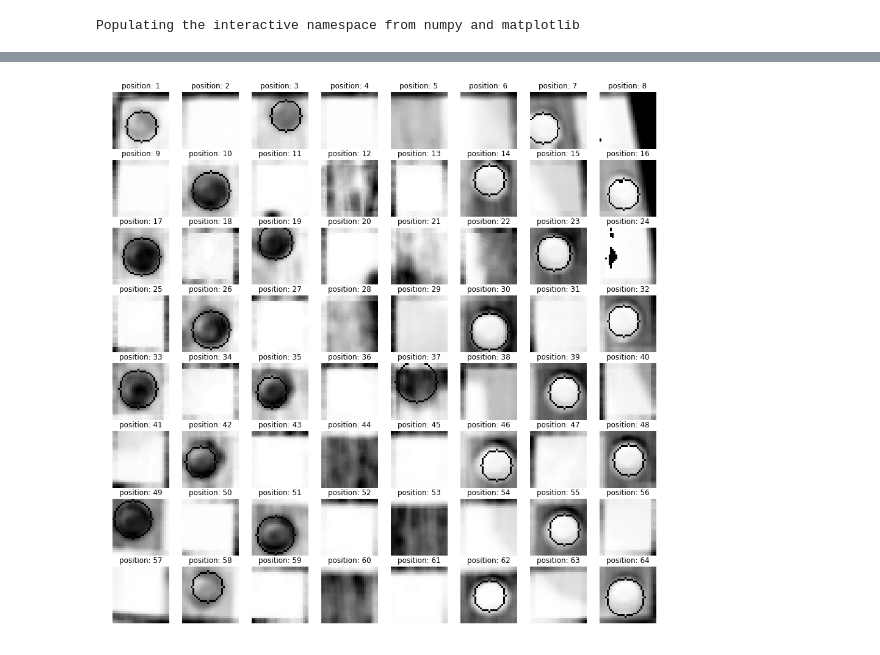
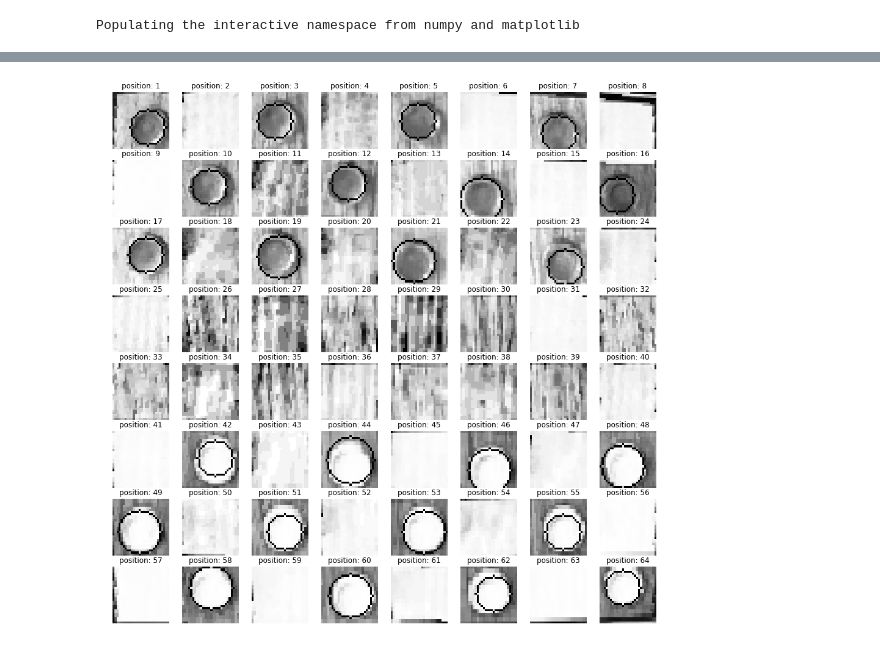
Before and after one commit to alexkassil/playing-the-computer, a Jupyter notebook: ChessboardDetect/SimpleDetect.ipynb, the cells around one changed output, grey strips where cells are left out. Cells and saved outputs as stored; diff of their text form; code cells hidden in the pictures.

```diff
--- a/ChessboardDetect/SimpleDetect.ipynb
+++ b/ChessboardDetect/SimpleDetect.ipynb
@@ -501,0 +500,12 @@ in1 = get_cutupp('input/check10.jpg')
+# %%
+i=30
+im = in1[i]
+crop = 3
+im = im[crop:-crop, crop:-crop]
+plt.imshow(im, cmap='gray')
+plt.show()
+c = cv2.Canny(im,100,150,apertureSize = 3)
+plt.imshow(c)
+np.mean(c)
+cv2.HoughCircles(im, cv2.HOUGH_GRADIENT,  dp=1.5, minDist=60,\
+              param1=100, param2=25, minRadius=8, maxRadius=15)
@@ -502,8 +515,8 @@ in1 = get_cutupp('input/check10.jpg')
 # %%
 from sklearn.cluster import KMeans
 
-def identify_peices(cells):
-
+def identify_peices(cells,show=True):
+#     print(cells)
     fig = figure(figsize=(16, 16))
 
     board = np.zeros((8, 8))
@@ -512,19 +525,22 @@ def identify_peices(cells):
         for j in range(8):
             key = j * 8 + i + 1
             cimg = cells[key].copy()
+            crop = 2
+            cimg= cimg[crop:-crop, crop:-crop]
 
-            cimg = cv2.blur(cimg,(5,5))
-            cimg = ((cimg - np.min(cimg)) / np.max(cimg)) * 256
-            cimg = np.around(cimg).astype(np.uint8)
-            circles = cv2.HoughCircles(cimg, cv2.HOUGH_GRADIENT,  dp=1.5, minDist=60, param1=100, param2=15, \
-                                       minRadius=8, maxRadius=15)
+#             cimg = cv2.blur(cimg,(5,5))
+#             cimg = ((cimg - np.min(cimg)) / np.max(cimg)) * 256
+#             cimg = np.around(cimg).astype(np.uint8)
+            circles = cv2.HoughCircles(cimg, cv2.HOUGH_GRADIENT,  dp=1.5, minDist=60,\
+              param1=100, param2=25, minRadius=8, maxRadius=15)
 
             if circles is None:
-                fig.add_subplot(8, 8, j * 8 + i + 1)
-                plt.title("position: " + str(j * 8 + i + 1))
-                plt.axis('off')
-                imshow(cimg, cmap='Greys_r')
-                #plt.show()
+                if show:
+                    fig.add_subplot(8, 8, j * 8 + i + 1)
+                    plt.title("position: " + str(j * 8 + i + 1))
+                    plt.axis('off')
+                    imshow(cimg, cmap='Greys_r')
+                    #plt.show()
                 continue
 
 
@@ -534,39 +550,64 @@ def identify_peices(cells):
                 # draw the outer circle
                 cv2.circle(cimg,(vec[0],vec[1]),vec[2],(0,255,0),1)
                 # draw the center of the circle
                 #cv2.circle(cimg,(vec[0],vec[1]), 1,(0,0,255), 1)
 
                 height, width = cimg.shape
                 mask = np.zeros((height,width), np.uint8)
                 circle_img = cv2.circle(mask,(vec[0],vec[1]),vec[2],(255,255,255),thickness=-1)
 
                 masked_data = cv2.bitwise_and(cimg,
                                               cimg,
                                               mask=circle_img)
 
                 #print(np.mean(masked_data, where=circle_img.astype(bool)))
 
                 masked_data = np.ma.masked_array(masked_data, mask=~circle_img.astype(bool))
                 #print(masked_data)
                 board[j, i] = np.median(masked_data.compressed()) #.median()
 
 
-
-            fig.add_subplot(8, 8, j * 8 + i + 1)
-            plt.title("position: " + str(j * 8 + i + 1))
-            plt.axis('off')
-            imshow(cimg, cmap='Greys_r')
-    plt.show()
+            if show:
+                fig.add_subplot(8, 8, j * 8 + i + 1)
+                plt.title("position: " + str(j * 8 + i + 1))
+                plt.axis('off')
+                imshow(cimg, cmap='Greys_r')
+    if show:
+        plt.show()
     print(board)
 
 #     kmeans = KMeans(n_clusters=3).fit(board.flatten().reshape(-1, 1))
 #     board = kmeans.labels_.reshape(8,8)
 #     print(board)
 #     board[board==2] = -1
-    board[board > 50] = 1
-    board[np.logical_and(board > 1, board <= 50)] = -1
+    board[board > 128] = 1
+    board[np.logical_and(board > 1, board <= 128)] = -1
+    return board
+    board = []
+    for j in range(8):
+        board.append([])
+        for i in range(8):
+            plt.subplot(8, 8, j * 8 + i + 1)
+            key = j * 8 + i + 1
+#             im = cells[key].copy()
+#             crop = 3
+#             square = im[crop:-crop, crop:-crop]
+
+            square = cells[key].copy()
+            m = np.mean(cv2.Canny(square,100,150,apertureSize = 3))
+            plt.imshow(square,cmap="gray")
+            x, y = square.shape
+            center_color = square[x//2, y//2]
+            print(i, j, m, center_color)
+            if m > 30:
+                if center_color > 255/2:
+                    board[-1].append(1)
+                else:
+                    board[-1].append(-1)
+            else:
+                board[-1].append(0)
     return board
 
 identify_peices(in1)
 # %% [output]
-[figure, old version]
+[figure, new version]
```
Also changed, not shown: parts of 6 cells of this notebook, 8 other files.
